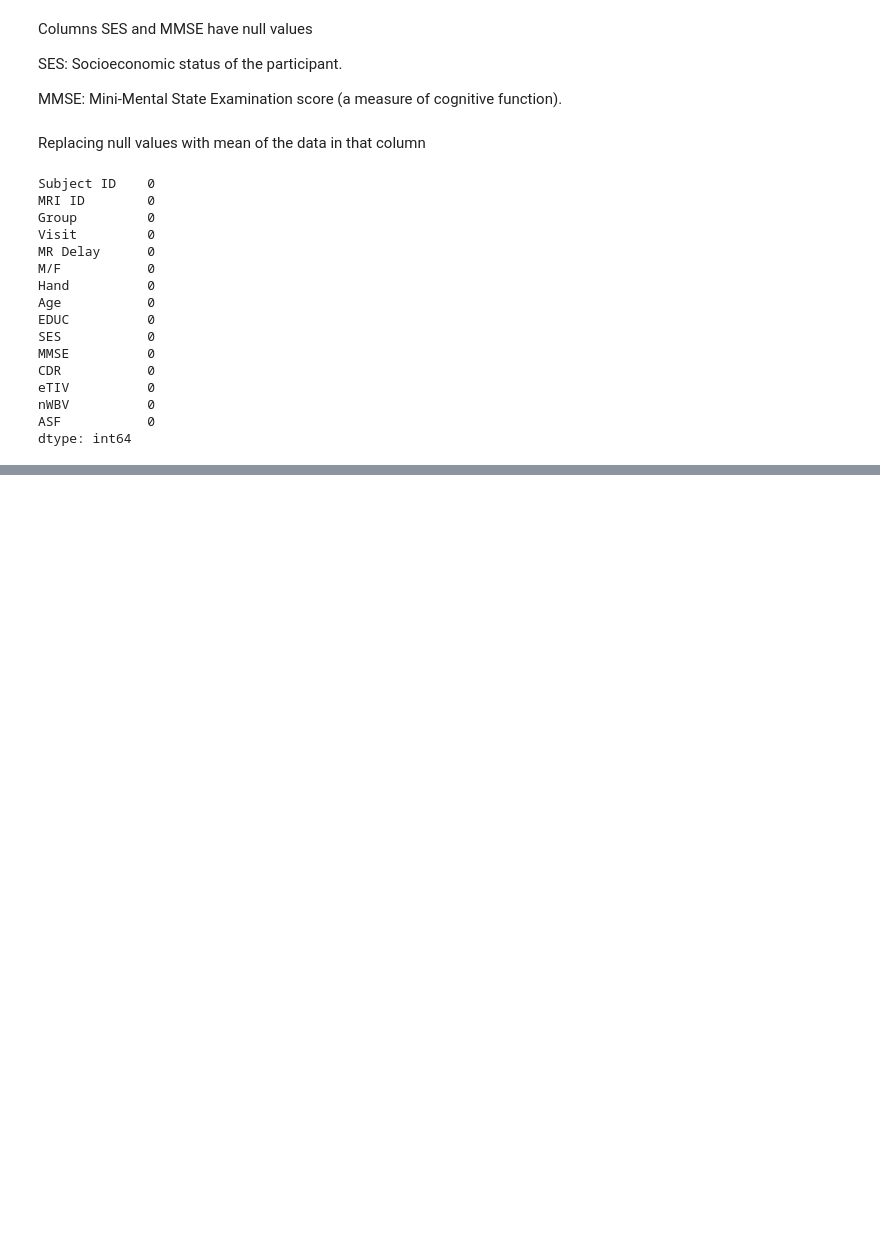
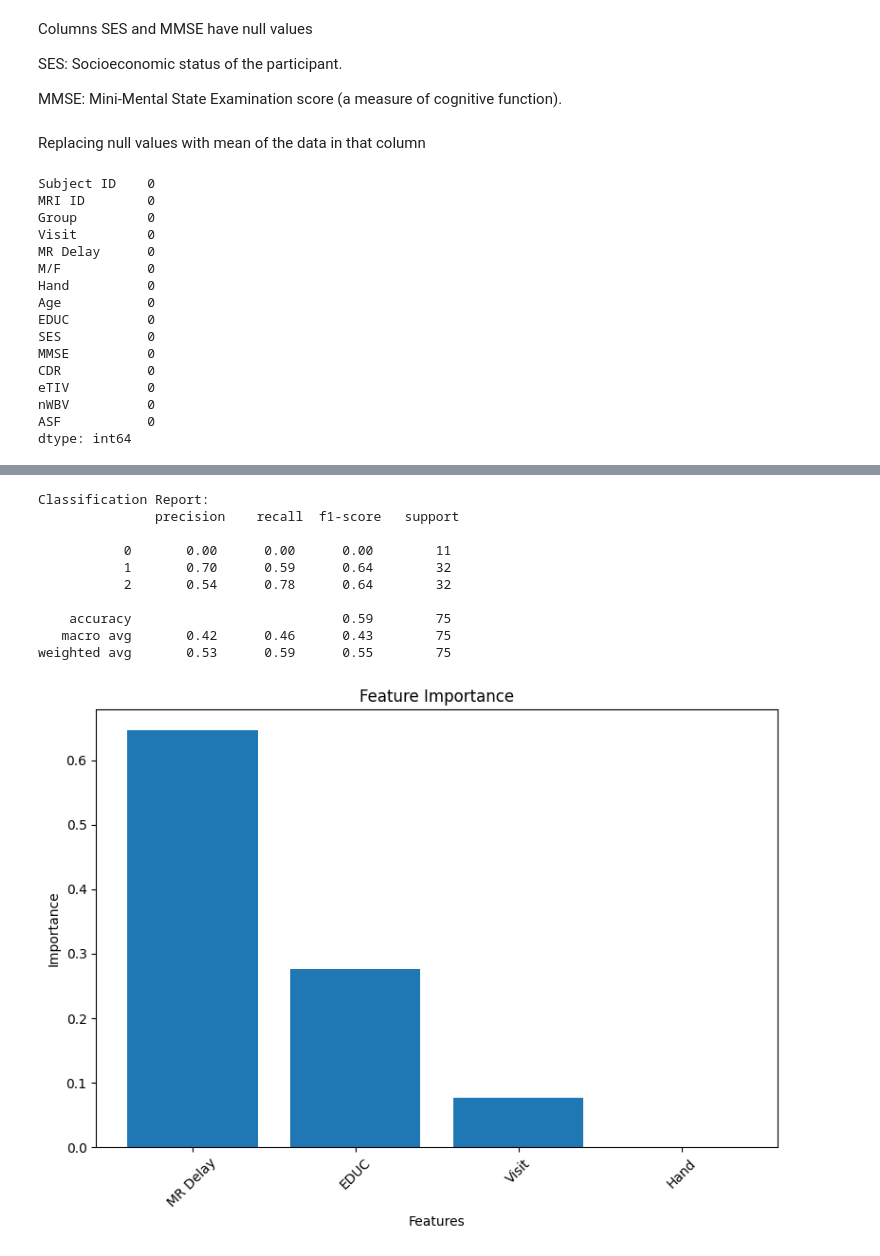
Before and after one commit to Khushboo-Verma2004/AI-ML-2, a Jupyter notebook: Dementia Prediction/Dementia_Prediction.ipynb, the cells around one changed output, grey strips where cells are left out. Saved outputs shown, nothing was run; the diff lists cells and outputs as text; code cells hidden in the pictures; blank space fills up the shorter version.

```diff
--- a/Dementia Prediction/Dementia_Prediction.ipynb
+++ b/Dementia Prediction/Dementia_Prediction.ipynb
@@ -123,0 +137,55 @@ dtype: int64
+# %%
+#remove unnecessary columns(if any)
+from sklearn.ensemble import RandomForestClassifier
+from sklearn.metrics import classification_report
+
+# Select the features
+features = ['EDUC', 'Visit', 'MR Delay', 'Hand']
+target = 'Group'
+
+# Encode categorical target variable
+data[target] = LabelEncoder().fit_transform(data[target])  # Encode 'Group' (e.g., Demented/Nondemented)
+
+# Handle categorical variable 'Hand'
+data['Hand'] = LabelEncoder().fit_transform(data['Hand'])  # Encode 'Hand' (e.g., R/L)
+
+# Select features and target
+X = data[features]
+y = data[target]
+
+# Split dataset into training and testing sets
+X_train, X_test, y_train, y_test = train_test_split(X, y, test_size=0.2, random_state=42)
+
+# Train Random Forest model
+model = RandomForestClassifier(random_state=42)
+model.fit(X_train, y_train)
+
+# Evaluate the model
+y_pred = model.predict(X_test)
+print("Classification Report:\n", classification_report(y_test, y_pred))
+
+# Feature importance
+importances = model.feature_importances_
+indices = np.argsort(importances)[::-1]
+
+# Plot feature importance
+plt.figure(figsize=(8, 6))
+plt.title("Feature Importance")
+plt.bar(range(X.shape[1]), importances[indices], align="center")
+plt.xticks(range(X.shape[1]), [features[i] for i in indices], rotation=45)
+plt.xlabel("Features")
+plt.ylabel("Importance")
+plt.tight_layout()
+plt.show()
+# %% [output]
+Classification Report:
+               precision    recall  f1-score   support
+
+           0       0.00      0.00      0.00        11
+           1       0.70      0.59      0.64        32
+           2       0.54      0.78      0.64        32
+
+    accuracy                           0.59        75
+   macro avg       0.42      0.46      0.43        75
+weighted avg       0.53      0.59      0.55        75
+[figure, added]
```
Also changed, not shown: parts of 14 cells of this notebook.
